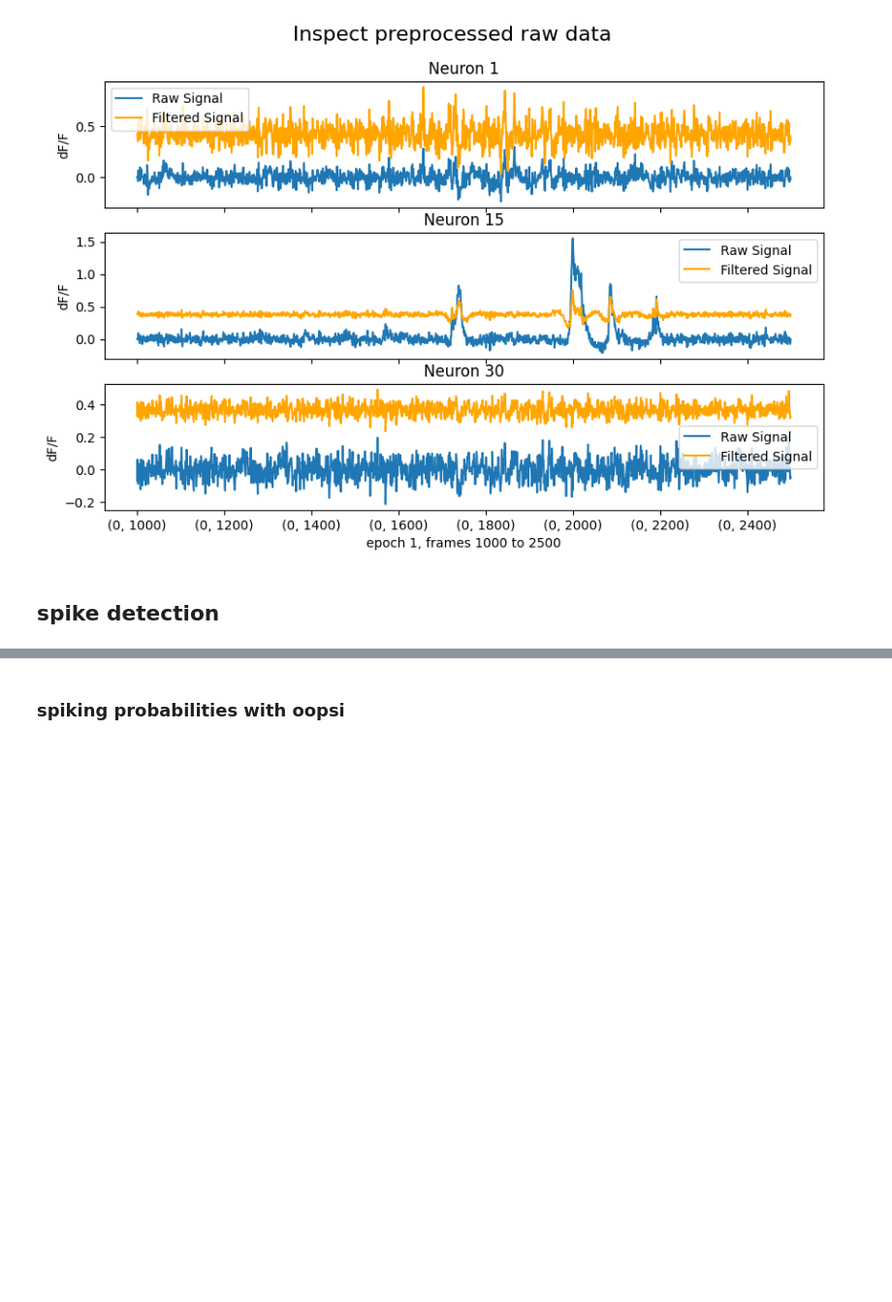
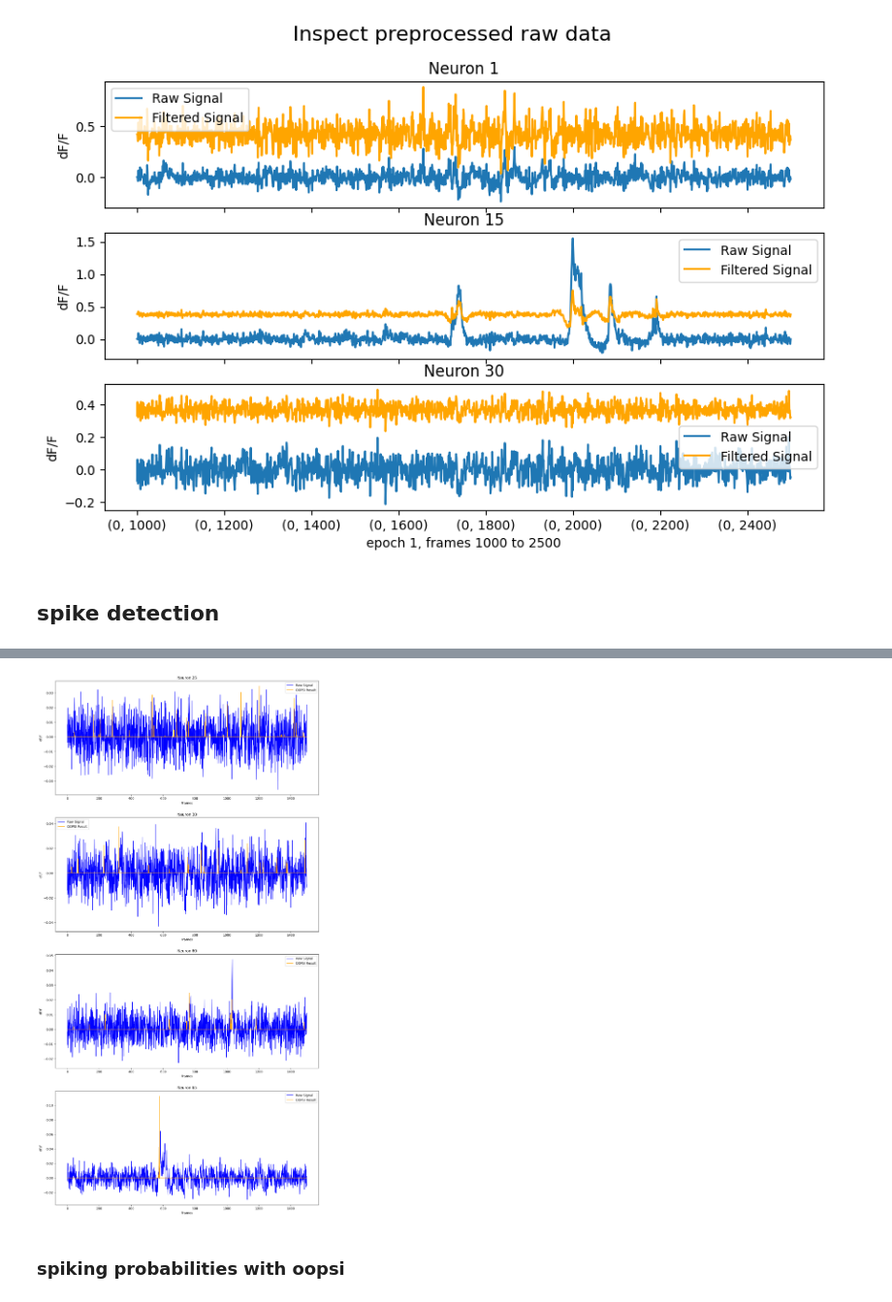
Before and after one commit to toniklenk/NeuralDataScience, a Jupyter notebook: Abschlussprojekt/practical01.ipynb, the cells around one changed output, grey strips where cells are left out. Shown at 97% size. Cells and saved outputs as stored; diff of their text form; code cells hidden in the pictures; blank space fills up the shorter version.

```diff
--- a/Abschlussprojekt/practical01.ipynb
+++ b/Abschlussprojekt/practical01.ipynb
@@ -349,3 +368,26 @@ Text(0.5, 0.98, 'Inspect preprocessed raw data')
+# %%
+# plot raw signal and oopsi result for 4 randomly selected neurons
+import random
+
+random.seed(42)  # for reproducibility
+selected_neurons = [25, 30, 60, 65]
+fig, axes = plt.subplots(4, 1, figsize=(15, 30))
+axes = axes.flatten()
+for i, neuron in enumerate(selected_neurons):
+    ax = axes[i]
+    d, Cz = oopsi.fast(df.loc[:, neuron])
+    ax.plot(
+        0.2 * df_raw.loc[(0, slice(1000, 2500)), neuron].values,
+        label="Raw Signal",
+        color="blue",
+    )
+    ax.plot(d[1000:2500], label="OOPSI Result", color="orange")
+    ax.set_title(f"Neuron {neuron}")
+    ax.set_ylabel("dF/F")
+    ax.set_xlabel("Frames")
+    ax.legend()
+# %% [output]
+[figure, added]
 # %% [markdown]
 ### spiking probabilities with oopsi
 # %%
```
Also changed, not shown: parts of 16 cells of this notebook, 1 other file.
